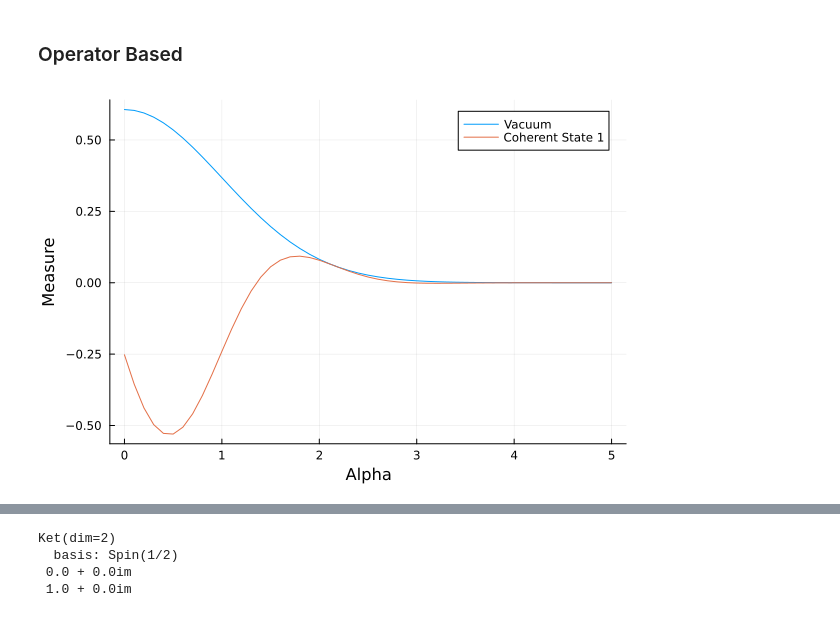
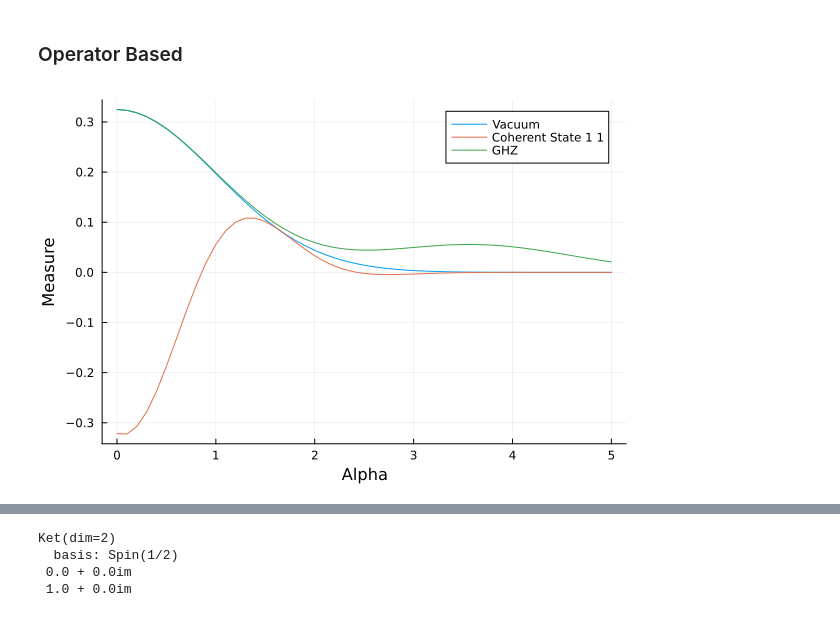
Before and after one commit to xiasitan/multimode, a Jupyter notebook: WStateCreation/measure_3Mode_charfunc.ipynb, the cells around one changed output, grey strips where cells are left out. Drawn from its saved outputs; the diff is of its cells as text; code cells hidden in the pictures.

```diff
--- a/WStateCreation/measure_3Mode_charfunc.ipynb
+++ b/WStateCreation/measure_3Mode_charfunc.ipynb
@@ -128,4 +128,4 @@ I learn the following from the above simulation.
 # States
 vacuum = fockstate(fb, 0) ⊗ fockstate(fb, 0)
 coh1_coh1 = coherentstate(fb, im*1.0) ⊗ coherentstate(fb, im*1.0);
-#cat1 = (coherentstate(fb, 1.8) - coherentstate(fb, -1.8))/sqrt(2);
+GHZ = (coherentstate(fb, 1.8) ⊗ coherentstate(fb, 1.8) +  coherentstate(fb, -1.8) ⊗ coherentstate(fb, -1.8))/sqrt(2);
@@ -152,23 +134,25 @@ Ket(dim=2500)
 # %%
 # States
 function measure_char_func_point_two_mode(state,fb,α,β,real)
     if real
         return (expect(displace(fb,α) ⊗ displace(fb,β),state)).re
     else
         return (expect(displace(fb,α) ⊗ displace(fb,β),state)).im
     end
 end
 
 using Plots
 
 alpha_values = 0:0.1:5
-beta = 1
+beta = 1.5
 
 measure_vacuum = [measure_char_func_point_two_mode(vacuum, fb, alpha,beta, true) for alpha in alpha_values]
 measure_coh1 = [measure_char_func_point_two_mode(coh1_coh1, fb, alpha, beta, true) for alpha in alpha_values]
+measure_GHZ = [measure_char_func_point_two_mode(GHZ, fb, alpha, beta, true) for alpha in alpha_values]
 
 
 plot(alpha_values, measure_vacuum, label="Vacuum", xlabel="Alpha", ylabel="Measure")
-plot!(alpha_values, measure_coh1, label="Coherent State 1")
+plot!(alpha_values, measure_coh1, label="Coherent State 1 1")
+plot!(alpha_values, measure_GHZ, label="GHZ")
 # %% [output]
-[figure, old version]
+[figure, new version]
```
Also changed, not shown: parts of 4 cells of this notebook, 3 other files.
